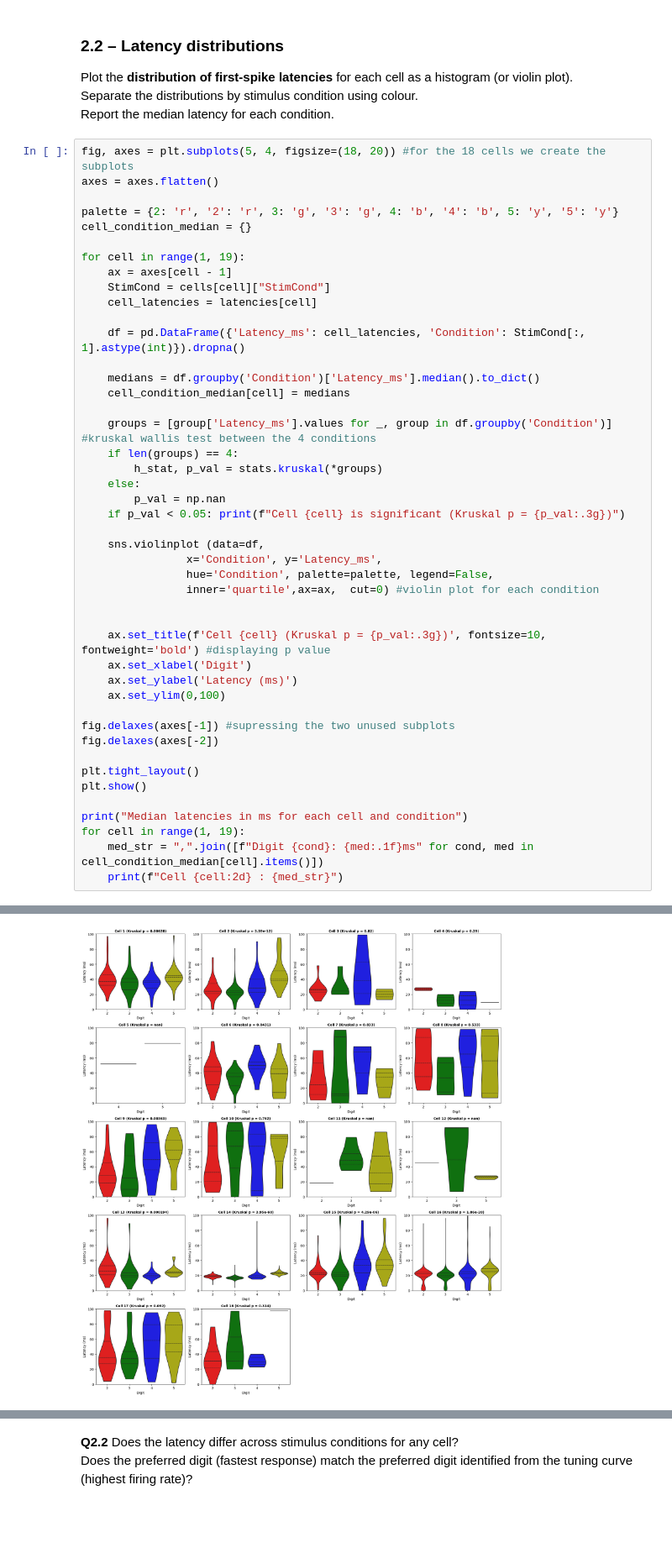
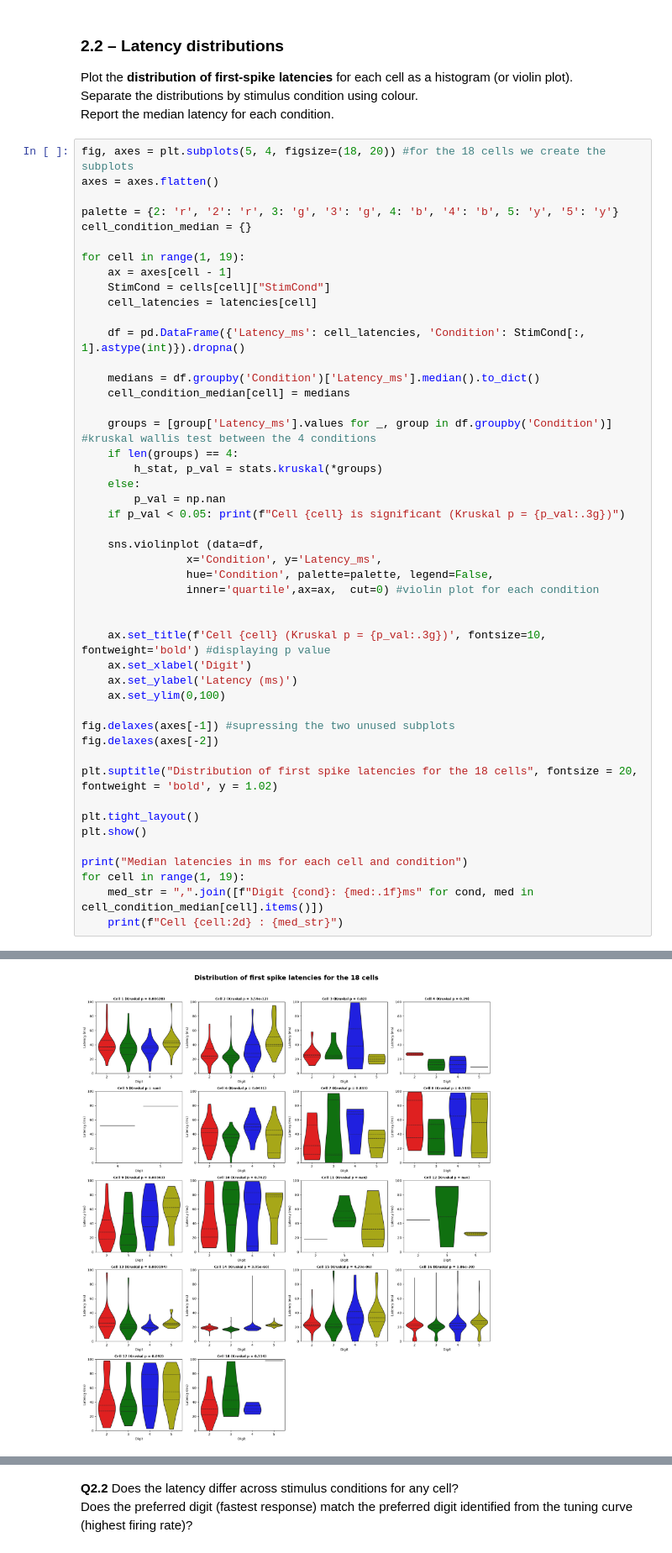
Before and after one commit to slerou/Group_1_HW_DataAnalysis_2026.ipynb, a Jupyter notebook: Group_1_HW_SU_LFP_111026_student_2026.ipynb, the cells around one changed output, grey strips where cells are left out. Shown at 84% size. Saved outputs shown, nothing was run; the diff lists cells and outputs as text; blank space fills up the shorter version.

```diff
--- a/Group_1_HW_SU_LFP_111026_student_2026.ipynb
+++ b/Group_1_HW_SU_LFP_111026_student_2026.ipynb
@@ -506,34 +509,36 @@ for cell in range(1, 19):
     sns.violinplot (data=df,
                 x='Condition', y='Latency_ms',
                 hue='Condition', palette=palette, legend=False,
                 inner='quartile',ax=ax,  cut=0) #violin plot for each condition
 
 
     ax.set_title(f'Cell {cell} (Kruskal p = {p_val:.3g})', fontsize=10, fontweight='bold') #displaying p value
     ax.set_xlabel('Digit')
     ax.set_ylabel('Latency (ms)')
     ax.set_ylim(0,100)
 
 fig.delaxes(axes[-1]) #supressing the two unused subplots
 fig.delaxes(axes[-2])
 
+plt.suptitle("Distribution of first spike latencies for the 18 cells", fontsize = 20, fontweight = 'bold', y = 1.02)
+
 plt.tight_layout()
 plt.show()
 
 print("Median latencies in ms for each cell and condition")
 for cell in range(1, 19):
     med_str = ",".join([f"Digit {cond}: {med:.1f}ms" for cond, med in cell_condition_median[cell].items()])
     print(f"Cell {cell:2d} : {med_str}")
 # %% [output]
 Cell 1 is significant (Kruskal p = 0.00628)
 Cell 2 is significant (Kruskal p = 3.59e-12)
 Cell 6 is significant (Kruskal p = 0.0431)
 Cell 9 is significant (Kruskal p = 0.00363)
 Cell 13 is significant (Kruskal p = 0.000194)
 Cell 14 is significant (Kruskal p = 3.95e-60)
 Cell 15 is significant (Kruskal p = 4.29e-06)
 Cell 16 is significant (Kruskal p = 1.86e-20)
-[figure, old version]
+[figure, new version]
 Median latencies in ms for each cell and condition
 Cell  1 : Digit 2: 37.0ms,Digit 3: 36.0ms,Digit 4: 36.0ms,Digit 5: 42.5ms
 Cell  2 : Digit 2: 24.0ms,Digit 3: 22.0ms,Digit 4: 28.0ms,Digit 5: 40.0ms
```
Also changed, not shown: parts of 4 cells of this notebook.
